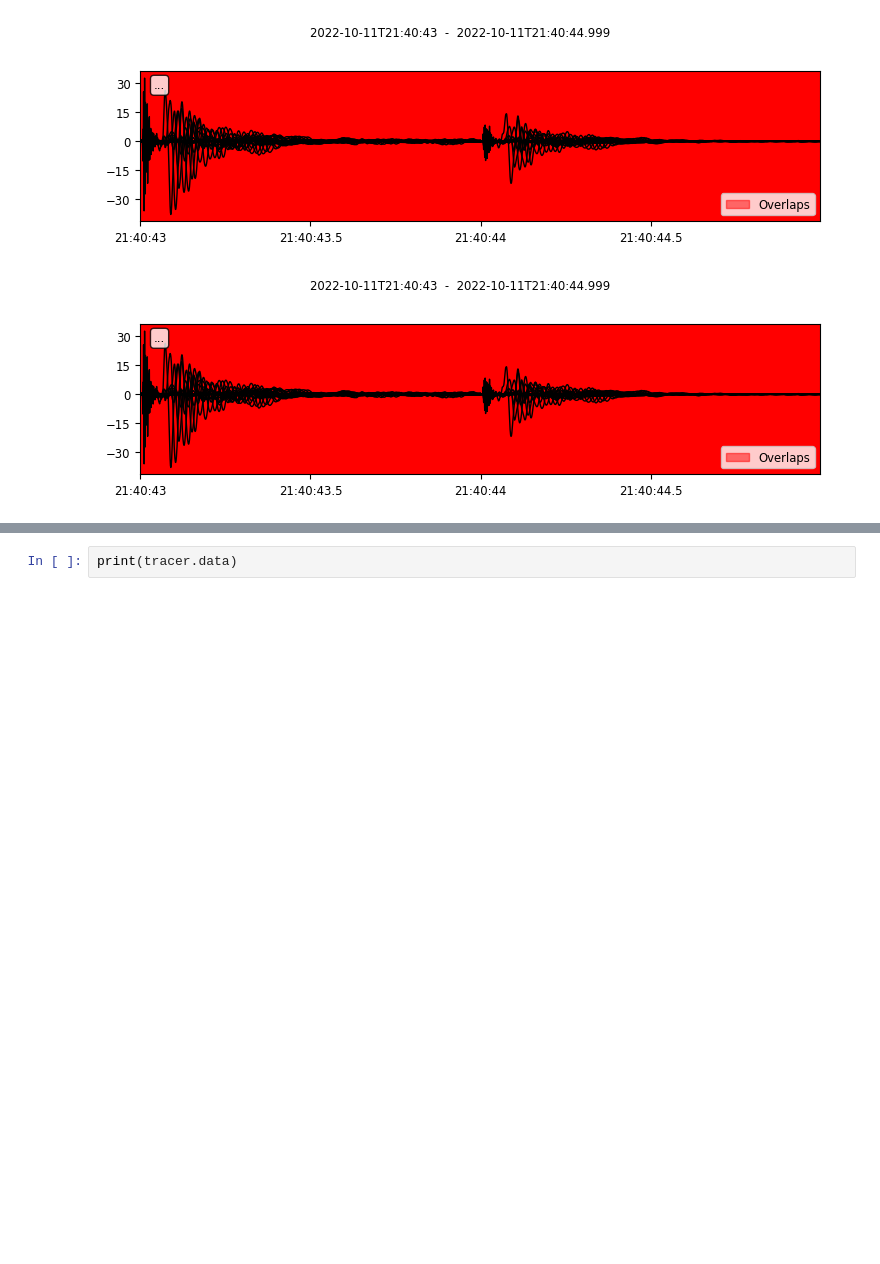
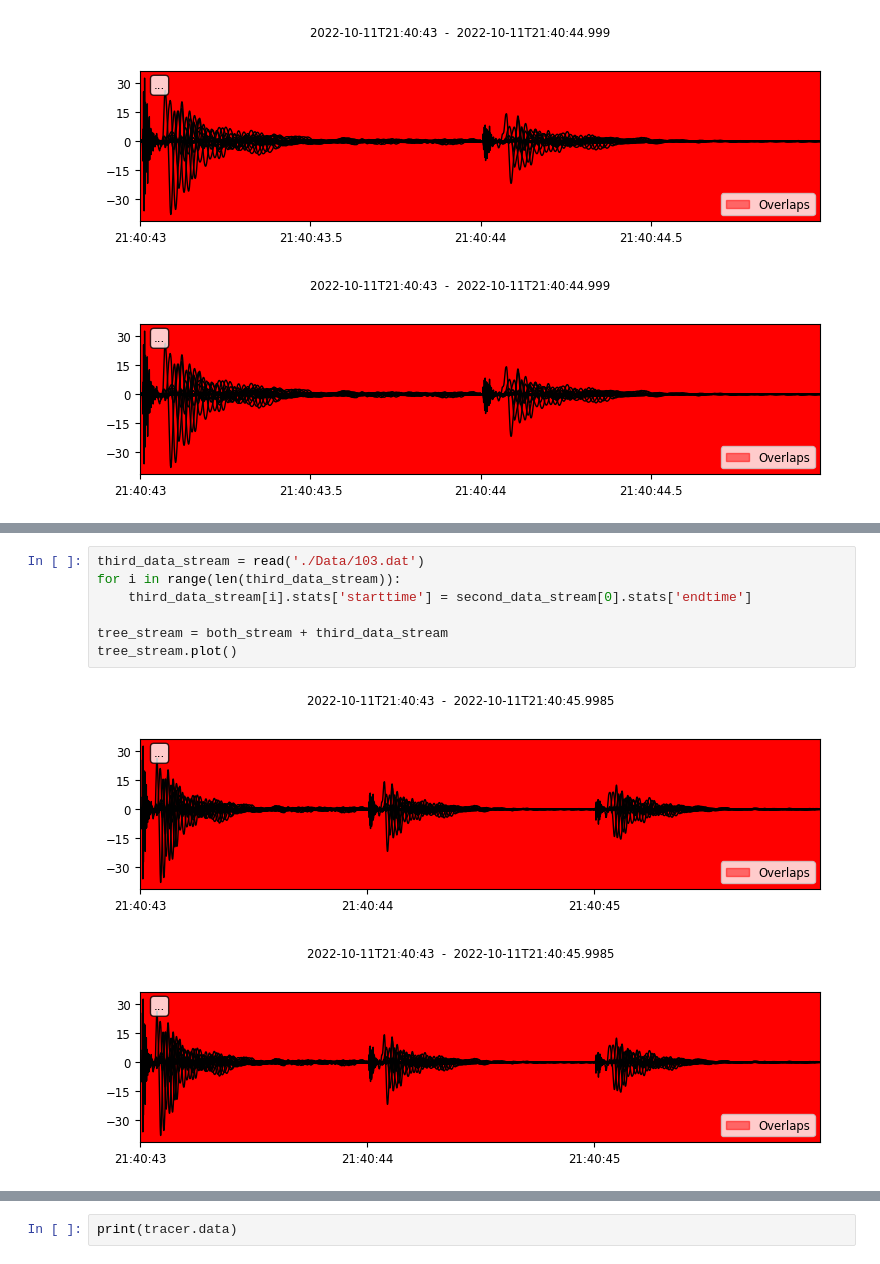
Before and after one commit to R-Grigala/SEG_2_obspy, a Jupyter notebook: seg2_Jupyter.ipynb, the cells around one changed output, grey strips where cells are left out. Cells and saved outputs as stored; diff of their text form; blank space fills up the shorter version.

```diff
--- a/seg2_Jupyter.ipynb
+++ b/seg2_Jupyter.ipynb
@@ -49,3 +53,13 @@ both_stream.plot()
+# %%
+third_data_stream = read('./Data/103.dat')
+for i in range(len(third_data_stream)):
+    third_data_stream[i].stats['starttime'] = second_data_stream[0].stats['endtime']
+
+tree_stream = both_stream + third_data_stream
+tree_stream.plot()
+# %% [output]
+[figure, added]
+[figure, added]
 # %%
 first_trace = data_stream[0]
 print(first_trace.data[:20])
```
Also changed, not shown: parts of 5 cells of this notebook, 3 other files.
